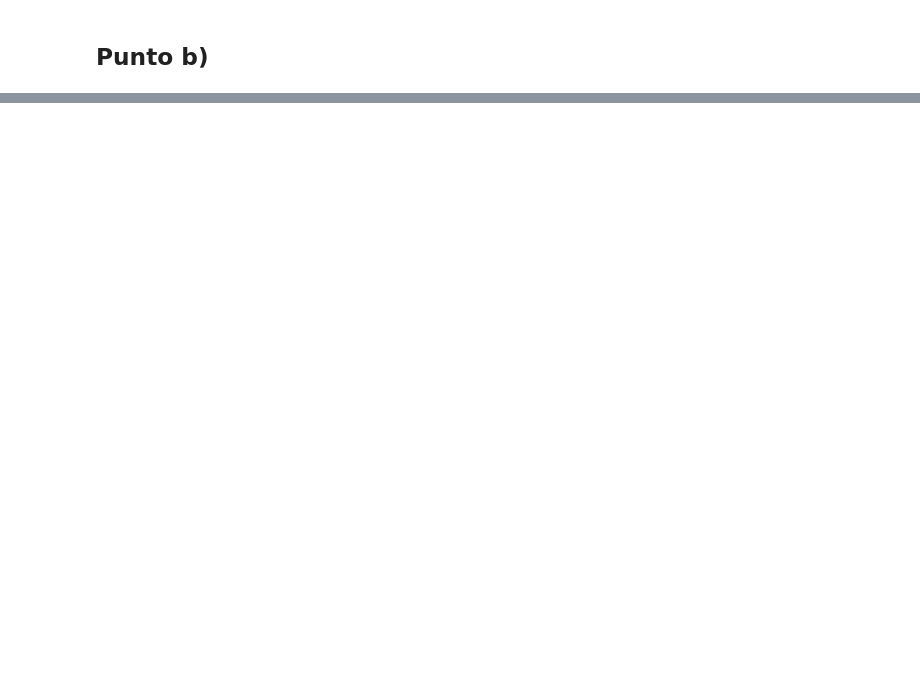
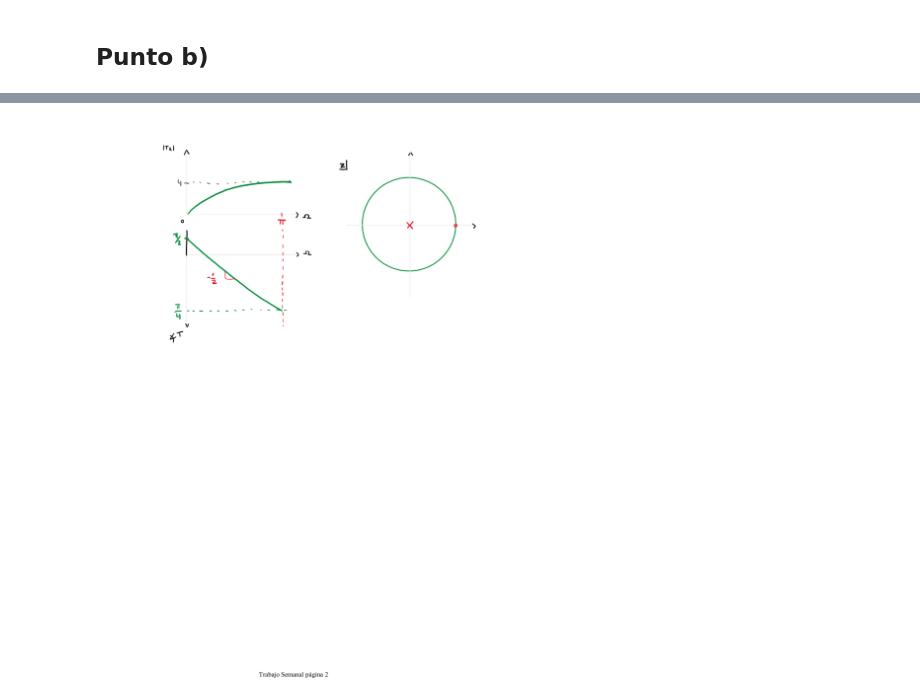
Before and after one commit to Mateo-Cabo/APS, a Jupyter notebook: Trabajo semana 6/TS6.ipynb, the cells around one changed output, grey strips where cells are left out. Saved outputs shown, nothing was run; the diff lists cells and outputs as text; code cells hidden in the pictures; blank space fills up the shorter version.

```diff
--- a/Trabajo semana 6/TS6.ipynb
+++ b/Trabajo semana 6/TS6.ipynb
@@ -85,0 +21,4 @@ Image(filename='filtro cascada.png')
+# %%
+Image(filename='TS6-c-2.png')
+# %% [output]
+[figure, added]
```
Also changed, not shown: parts of 37 cells of this notebook.
